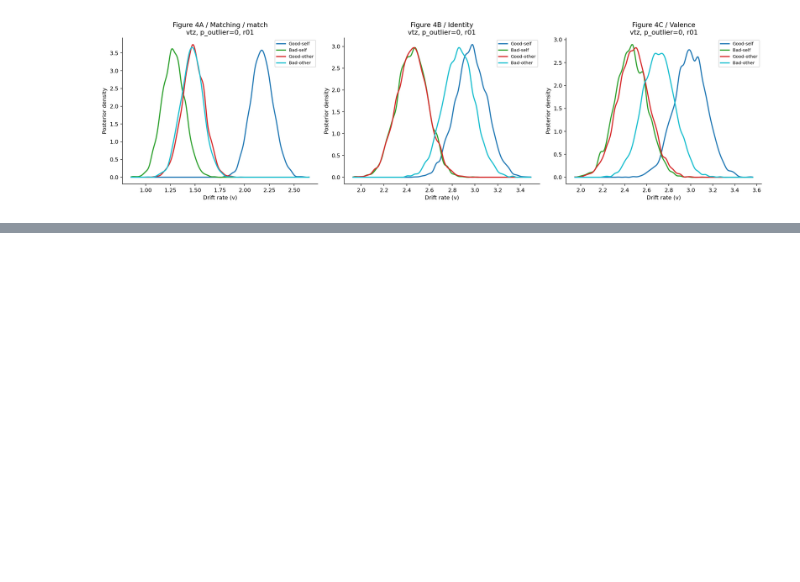
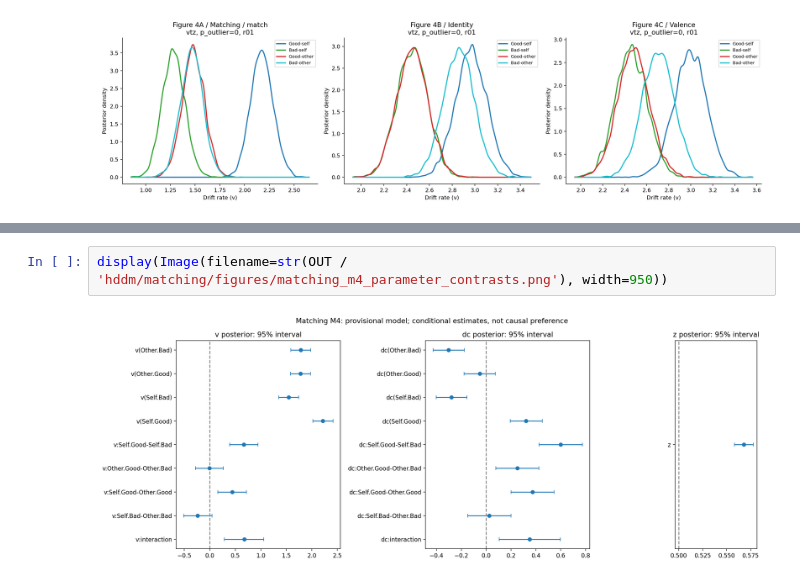
Before and after one commit to soupandpsy/hu2020-ddm, a Jupyter notebook: 01_reproduction_2020/reproduction_results.ipynb, the cells around one changed output, grey strips where cells are left out. Cells and saved outputs as stored; diff of their text form; blank space fills up the shorter version.

```diff
--- a/01_reproduction_2020/reproduction_results.ipynb
+++ b/01_reproduction_2020/reproduction_results.ipynb
@@ -118,0 +271,4 @@ show('01_reproduction_2020/Output/figures/figure04_vtz_p0_r01_drift.png')
+# %%
+display(Image(filename=str(OUT / 'hddm/matching/figures/matching_m4_parameter_contrasts.png'), width=950))
+# %% [output]
+[figure, added]
```
Also changed, not shown: parts of 26 cells of this notebook, 22 other files.
